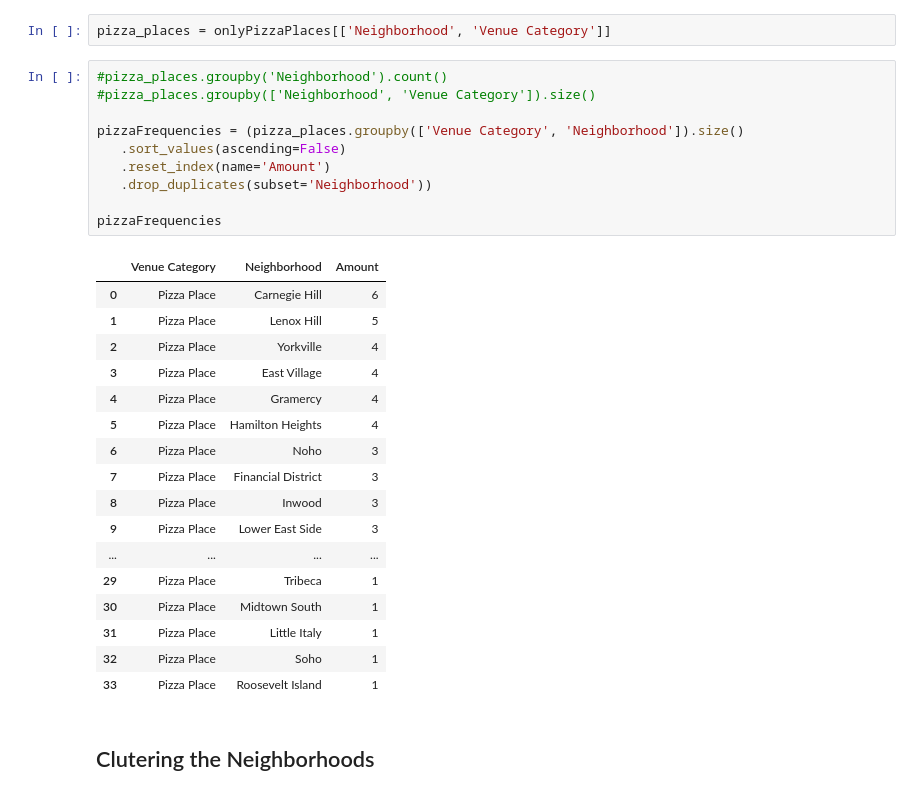
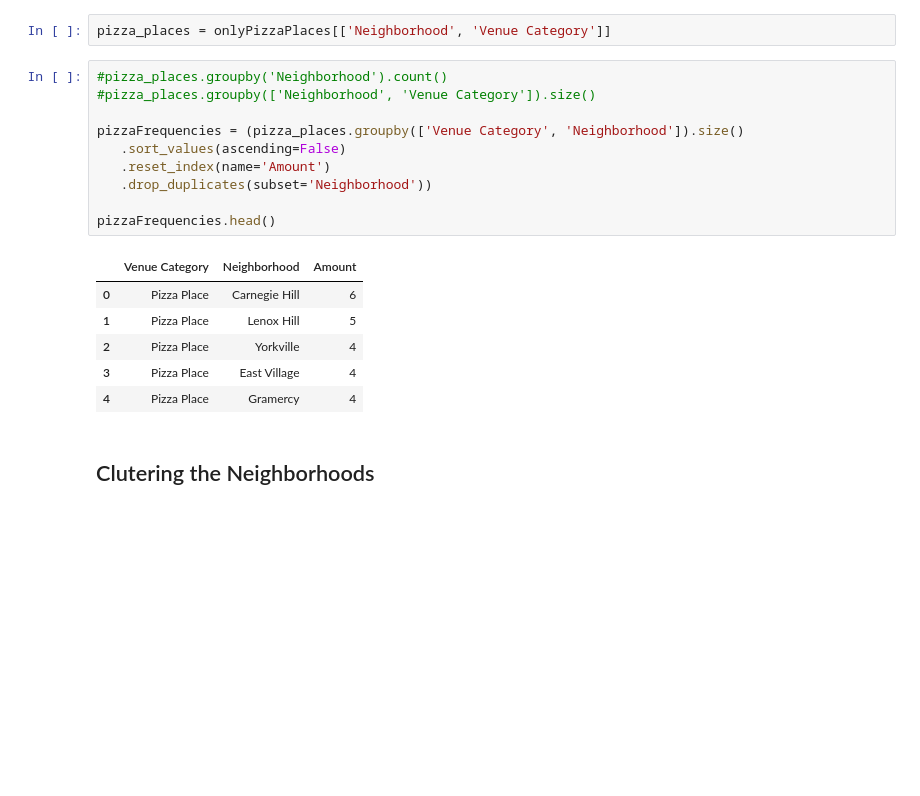
Before and after one commit to FilipKotar/Coursera_Capstone, a Jupyter notebook: Quality of Life in Manhattan Project.ipynb, the cells around one changed output. Saved outputs shown, nothing was run; the diff lists cells and outputs as text; blank space fills up the shorter version.

```diff
--- a/Quality of Life in Manhattan Project.ipynb
+++ b/Quality of Life in Manhattan Project.ipynb
@@ -231,31 +209,20 @@ pizza_places = onlyPizzaPlaces[['Neighborhood', 'Venue Category']]
 # %%
 #pizza_places.groupby('Neighborhood').count()
 #pizza_places.groupby(['Neighborhood', 'Venue Category']).size()
 
 pizzaFrequencies = (pizza_places.groupby(['Venue Category', 'Neighborhood']).size()
    .sort_values(ascending=False)
    .reset_index(name='Amount')
    .drop_duplicates(subset='Neighborhood'))
 
-pizzaFrequencies
+pizzaFrequencies.head()
 # %% [output]
 |  | Venue Category | Neighborhood | Amount |
 | 0 | Pizza Place | Carnegie Hill | 6 |
 | 1 | Pizza Place | Lenox Hill | 5 |
 | 2 | Pizza Place | Yorkville | 4 |
 | 3 | Pizza Place | East Village | 4 |
 | 4 | Pizza Place | Gramercy | 4 |
-| 5 | Pizza Place | Hamilton Heights | 4 |
-| 6 | Pizza Place | Noho | 3 |
-| 7 | Pizza Place | Financial District | 3 |
-| 8 | Pizza Place | Inwood | 3 |
-| 9 | Pizza Place | Lower East Side | 3 |
-| ... | ... | ... | ... |
-| 29 | Pizza Place | Tribeca | 1 |
-| 30 | Pizza Place | Midtown South | 1 |
-| 31 | Pizza Place | Little Italy | 1 |
-| 32 | Pizza Place | Soho | 1 |
-| 33 | Pizza Place | Roosevelt Island | 1 |
 # %% [markdown]
 ## Clutering the Neighborhoods
 # %%
```
Also changed, not shown: parts of 3 cells of this notebook.
